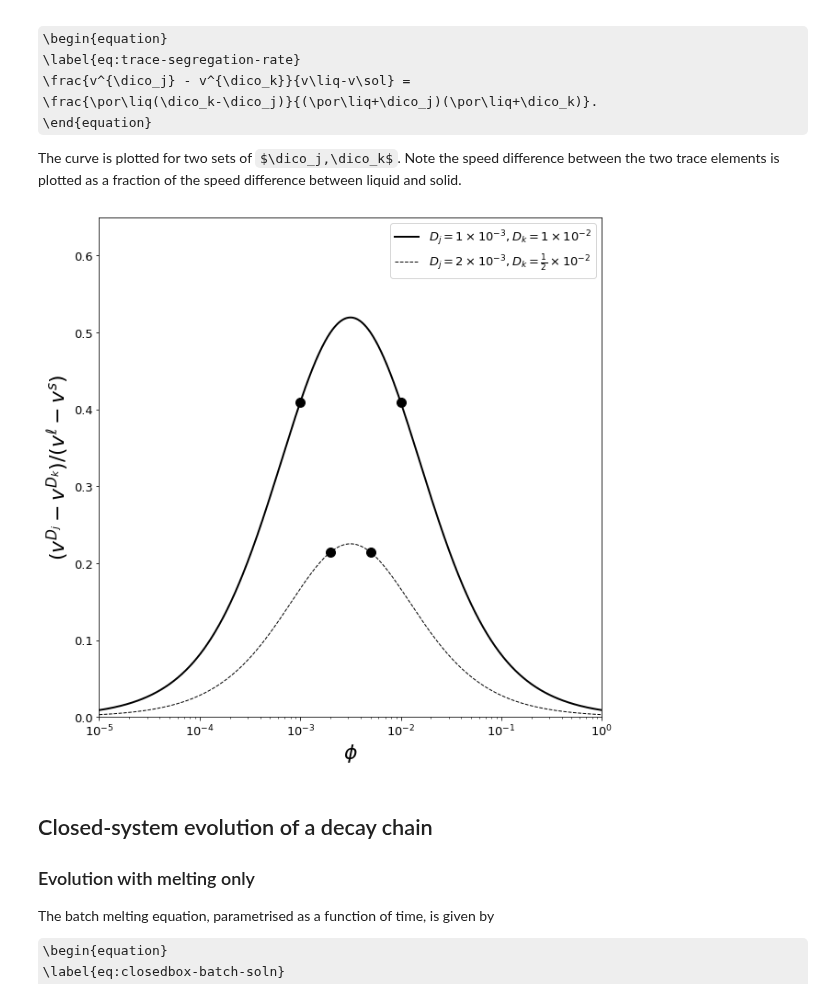
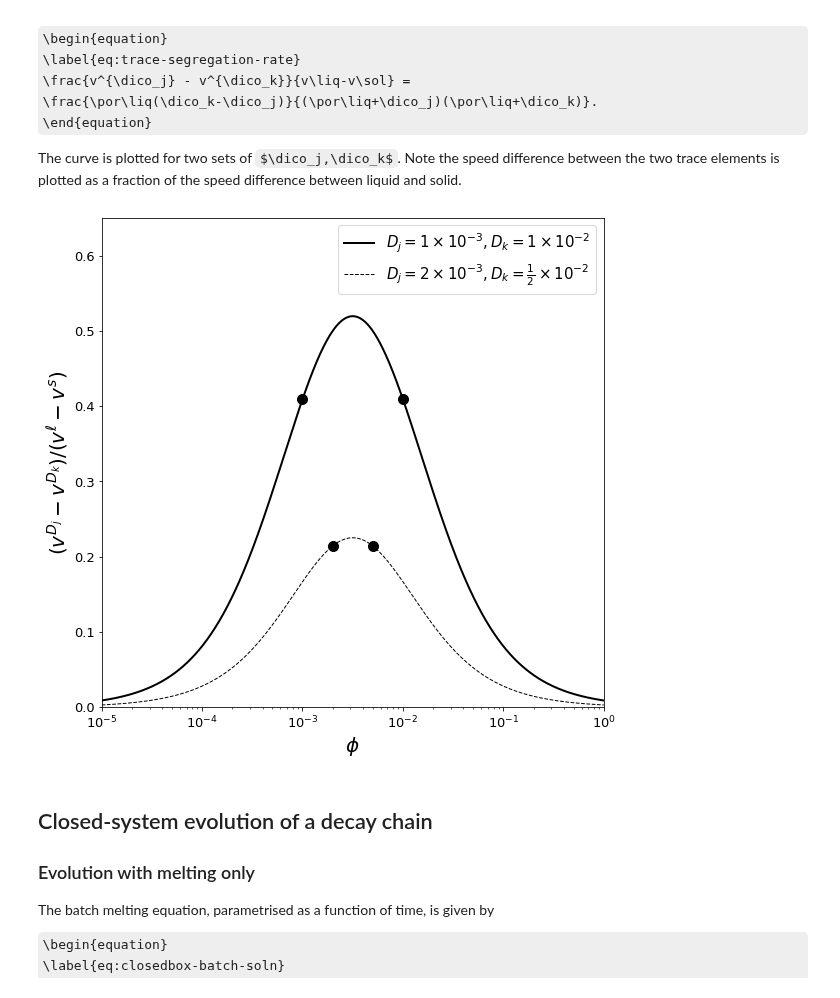
Before and after one commit to FoaLab/partially-molten-rock-PUP, a Jupyter notebook: content/ch09.ipynb, the cells around one changed output. Saved outputs shown, nothing was run; the diff lists cells and outputs as text; code cells hidden in the pictures; some formulas as TeX source.

```diff
--- a/content/ch09.ipynb
+++ b/content/ch09.ipynb
@@ -19,33 +27,24 @@ The curve is plotted for two sets of $\dico_j,\dico_k$. Note the speed differenc
 # %%
-f, ax = plt.subplots()
-zoom = 2.0
-f.set_size_inches(4.9 * zoom, 5.0 * zoom)
-f.set_facecolor('w')
+fig, ax = plt.subplots()
+fig.set_size_inches(9.0, 9.0)
 
-Dj = 1e-3
-Dk = 1e-2
-phi = np.logspace(-5., 0., 1000)
-f = phi*(Dk-Dj)/(phi+Dj)/(phi+Dk)
-Djs = 2e-3
-Dks = 0.5e-2
-fs  = phi*(Dks-Djs)/(phi+Djs)/(phi+Dks)
-
-plt.semilogx(phi, f, '-k', linewidth=2, label=r'$D_j=1\times10^{-3},D_k=1\times10^{-2}$')
-plt.plot([Dj, Dk], np.interp([Dj, Dk], phi, f), 'ok', markersize=10)
-plt.semilogx(phi, fs, '--k', linewidth=1, label=r'$D_j=2\times10^{-3},D_k=\frac{1}{2}\times10^{-2}$')
-plt.plot([Djs, Dks], np.interp([Djs, Dks], phi, fs), 'ok', markersize=10)
+ax.semilogx(phi, f, '-k', linewidth=2, label=r'$D_j=1\times10^{-3},D_k=1\times10^{-2}$')
+ax.plot([Dj, Dk], np.interp([Dj, Dk], phi, f), 'ok', markersize=10)
+ax.semilogx(phi, fs, '--k', linewidth=1, label=r'$D_j=2\times10^{-3},D_k=\frac{1}{2}\times10^{-2}$')
+ax.plot([Djs, Dks], np.interp([Djs, Dks], phi, fs), 'ok', markersize=10)
 
 ax.set_xlim(1e-5, 1e0)
 ax.set_ylim(0.0, 0.65)
-plt.xticks((1e-5, 1e-4, 1e-3, 1e-2, 1e-1, 1e0), size=13)
-plt.yticks((0.0, 0.1, 0.2, 0.3, 0.4, 0.5, 0.6), size=13)
+ax.set_xticks((1e-5, 1e-4, 1e-3, 1e-2, 1e-1, 1e0))
+ax.set_yticks((0.0, 0.1, 0.2, 0.3, 0.4, 0.5, 0.6))
+ax.set_xlabel(r'$\phi$', fontsize=20)
+ax.set_ylabel(r'$(v^{D_j}-v^{D_k})/(v^\ell-v^s)$', fontsize=20)
+ax.legend(fontsize=15)
+ax.tick_params(axis='both', which='major', labelsize=13)
 
-plt.xlabel(r'$\phi$', fontsize=22)
-plt.ylabel(r'$(v^{D_j}-v^{D_k})/(v^\ell-v^s)$', fontsize=22)
-plt.legend(fontsize=13)
 plt.show()
 # %% [output]
-[figure, old version]
+[figure, new version]
 # %% [markdown]
 ## Closed-system evolution of a decay chain
 
```
Also changed, not shown: parts of 8 cells of this notebook.
